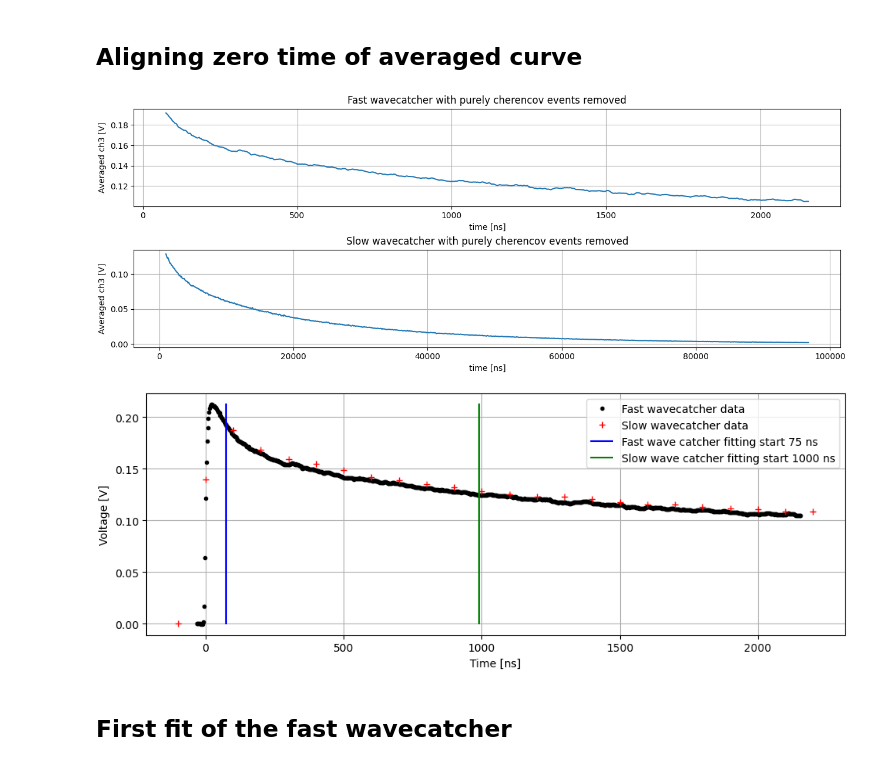
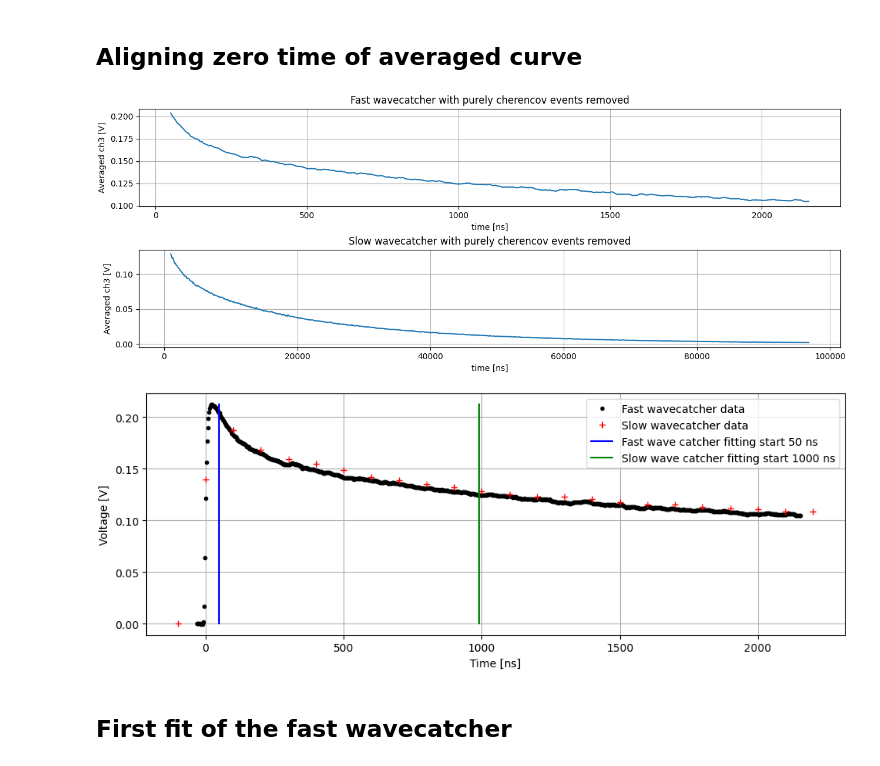
Before and after one commit to Denys-Klekots/GRAiNITA_testbeam, a Jupyter notebook: PSD/analysis_combined.ipynb, the cells around one changed output. Cells and saved outputs as stored; diff of their text form; code cells hidden in the pictures.

```diff
--- a/PSD/analysis_combined.ipynb
+++ b/PSD/analysis_combined.ipynb
@@ -375,7 +375,8 @@ data_slow_aligned["times_t0"], data_slow_aligned["ch3_average_t0"] = get_t0_alig
 # F_ST_FIT_IDX = 0
 # S_ST_FIT_IDX = 0
 
-F_ST_FIT_TIM = 75   # ns
+F_ST_FIT_TIM = 50   # ns
+# F_ST_FIT_TIM = 75   # ns
 # S_ST_FIT_TIM = 5000 # ns
 S_ST_FIT_TIM = 1000 # ns
 
@@ -387,35 +388,35 @@ plt.subplot(2,1,1)
 plt.plot(data_fast_aligned["times_t0"][F_ST_FIT_IDX:], data_fast_aligned["ch3_average_t0"][F_ST_FIT_IDX:])
 plt.ylabel("Averaged ch3 [V]")
 plt.xlabel("time [ns]")
 plt.title("Fast wavecatcher with purely cherencov events removed")
 plt.grid()
 
 
 plt.subplot(2,1,2)
 plt.plot(data_slow_aligned["times_t0"][S_ST_FIT_IDX:], data_slow_aligned["ch3_average_t0"][S_ST_FIT_IDX:])
 plt.ylabel("Averaged ch3 [V]")
 plt.xlabel("time [ns]")
 plt.title("Slow wavecatcher with purely cherencov events removed")
 plt.grid()
 
 
 
 plt.figure(figsize=(6.4*1.5, 4.8*0.75), constrained_layout=True)
 plt.plot(data_fast_aligned["times_t0"], data_fast_aligned["ch3_average_t0"], ".k", label="Fast wavecatcher data")
 plt.plot(data_slow_aligned["times_t0"][25:49], data_slow_aligned["ch3_average_t0"][25:49], "+r", label="Slow wavecatcher data")
 
 max_V = np.max(data_fast_aligned["ch3_average_t0"])
 
 plt.plot([F_ST_FIT_TIM-0.1*SAMPLE_RATE_FAST, F_ST_FIT_TIM-0.1*SAMPLE_RATE_FAST], [0, max_V], "-b", label = f"Fast wave catcher fitting start {F_ST_FIT_TIM} ns")
 plt.plot([S_ST_FIT_TIM-0.1*SAMPLE_RATE_SLOW, S_ST_FIT_TIM-0.1*SAMPLE_RATE_SLOW], [0, max_V], "-g", label = f"Slow wave catcher fitting start {S_ST_FIT_TIM} ns")
 
 plt.xlabel("Time [ns]")
 plt.ylabel("Voltage [V]")
 plt.legend()
 plt.grid()
 # %% [output]
-[figure, old version]
+[figure, new version]
-[figure, old version]
+[figure, new version]
 # %%
 import uproot
 
```
Also changed, not shown: parts of 4 cells of this notebook, 4 other files.
